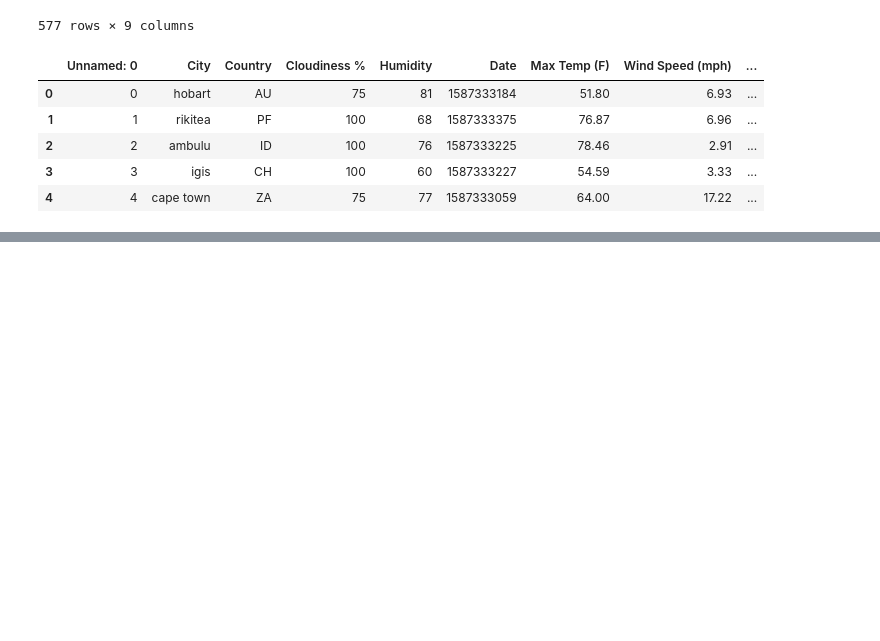
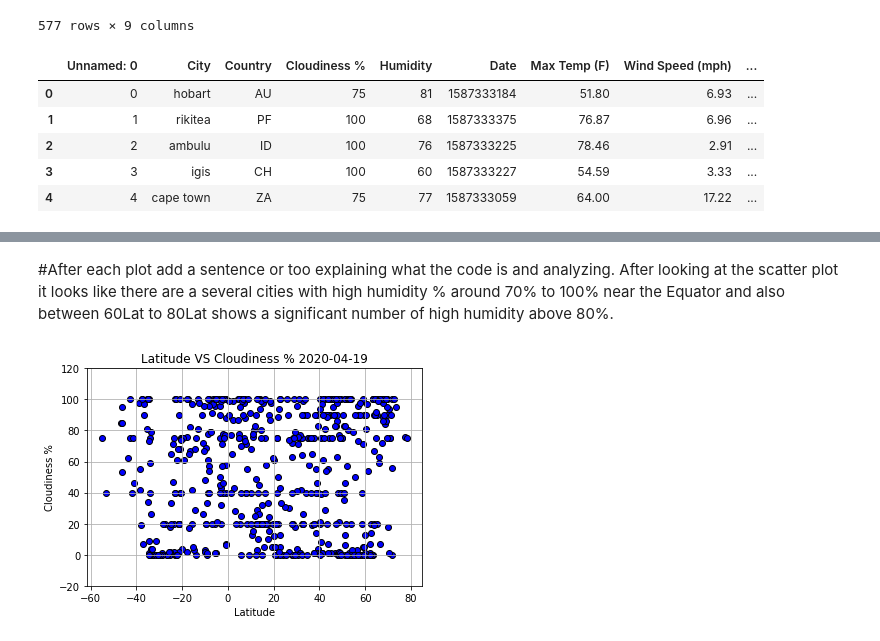
Before and after one commit to AGPalmer88/Python-API-Challenge, a Jupyter notebook: WeatherPy/WeatherPy.ipynb, the cells around one changed output, grey strips where cells are left out. Drawn from its saved outputs; the diff is of its cells as text; code cells hidden in the pictures; blank space fills up the shorter version.

```diff
--- a/WeatherPy/WeatherPy.ipynb
+++ b/WeatherPy/WeatherPy.ipynb
@@ -350,0 +321,17 @@ plt.show()
+# %% [markdown]
+#After each plot add a sentence or too explaining what the code is and analyzing.
+    After looking at the scatter plot it looks like there are a several cities with high humidity % around 70% to 100% near the Equator and also between 60Lat to 80Lat shows a significant number of high humidity above 80%.
+# %%
+#Create a scatter plot for Cloudiness (%) vs. Latitude
+x_values = transposed_data['Latitude']
+y_values = transposed_data['Cloudiness %']
+plt.scatter(x_values, y_values, c="blue", edgecolors="black")
+plt.grid()
+plt.xlabel('Latitude')
+plt.ylabel('Cloudiness %')
+plt.ylim(-20, 120)
+plt.title(f"Latitude VS Cloudiness % {date_stamp}")
+plt.savefig("./output_data/Latitude_VS_Cloudiness.png")
+plt.show()
+# %% [output]
+[figure, added]
```
Also changed, not shown: parts of 39 cells of this notebook, 14 other files.
